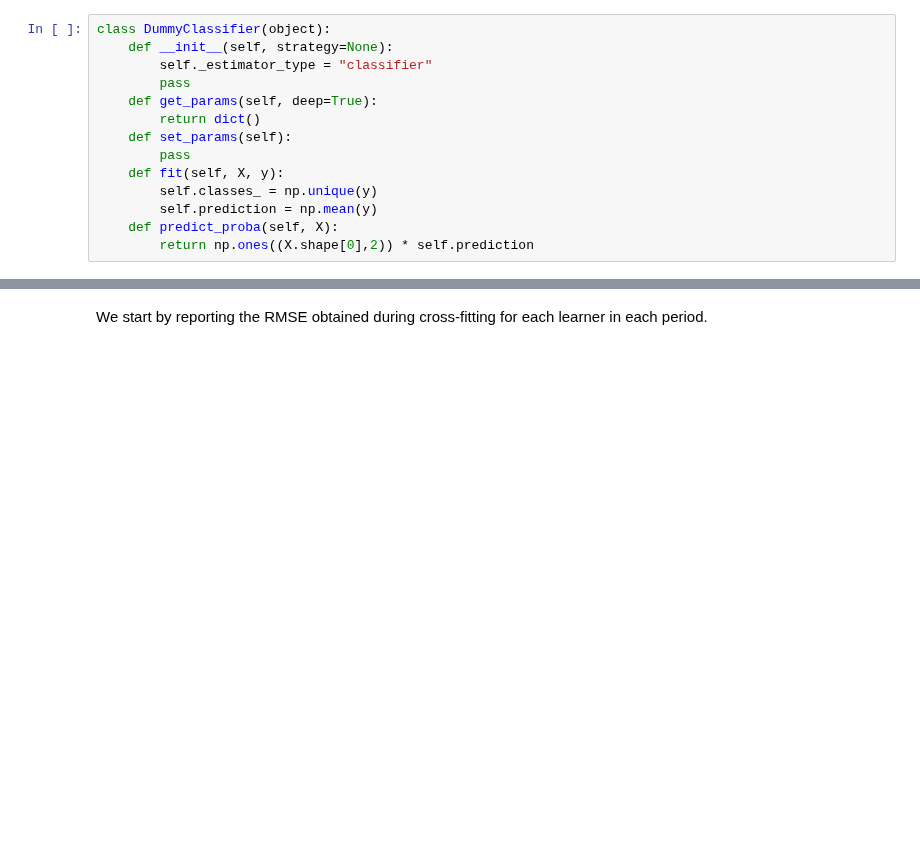
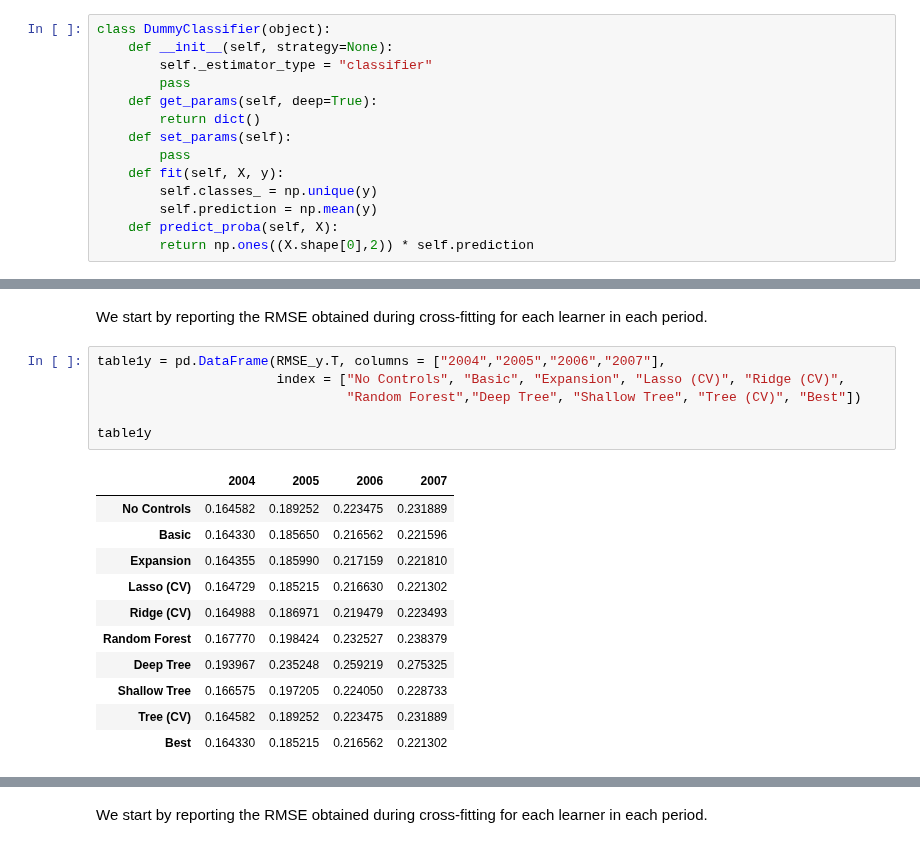
Before and after one commit to CausalAIBook/MetricsMLNotebooks, a Jupyter notebook: T/T-3 Diff-in-Diff Minimum Wage Example.ipynb, the cells around one changed output, grey strips where cells are left out. Saved outputs shown, nothing was run; the diff lists cells and outputs as text; blank space fills up the shorter version.

```diff
--- a/T/T-3 Diff-in-Diff Minimum Wage Example.ipynb
+++ b/T/T-3 Diff-in-Diff Minimum Wage Example.ipynb
@@ -112,0 +258,20 @@ The following code block implements the DML cross-fitting procedure. Please note
+# %% [markdown]
+We start by reporting the RMSE obtained during cross-fitting for each learner in each period.
+# %%
+table1y = pd.DataFrame(RMSE_y.T, columns = ["2004","2005","2006","2007"],
+                       index = ["No Controls", "Basic", "Expansion", "Lasso (CV)", "Ridge (CV)",
+                                "Random Forest","Deep Tree", "Shallow Tree", "Tree (CV)", "Best"])
+
+table1y
+# %% [output]
+|  | 2004 | 2005 | 2006 | 2007 |
+| No Controls | 0.164582 | 0.189252 | 0.223475 | 0.231889 |
+| Basic | 0.164330 | 0.185650 | 0.216562 | 0.221596 |
+| Expansion | 0.164355 | 0.185990 | 0.217159 | 0.221810 |
+| Lasso (CV) | 0.164729 | 0.185215 | 0.216630 | 0.221302 |
+| Ridge (CV) | 0.164988 | 0.186971 | 0.219479 | 0.223493 |
+| Random Forest | 0.167770 | 0.198424 | 0.232527 | 0.238379 |
+| Deep Tree | 0.193967 | 0.235248 | 0.259219 | 0.275325 |
+| Shallow Tree | 0.166575 | 0.197205 | 0.224050 | 0.228733 |
+| Tree (CV) | 0.164582 | 0.189252 | 0.223475 | 0.231889 |
+| Best | 0.164330 | 0.185215 | 0.216562 | 0.221302 |
```
Also changed, not shown: parts of 25 cells of this notebook.
